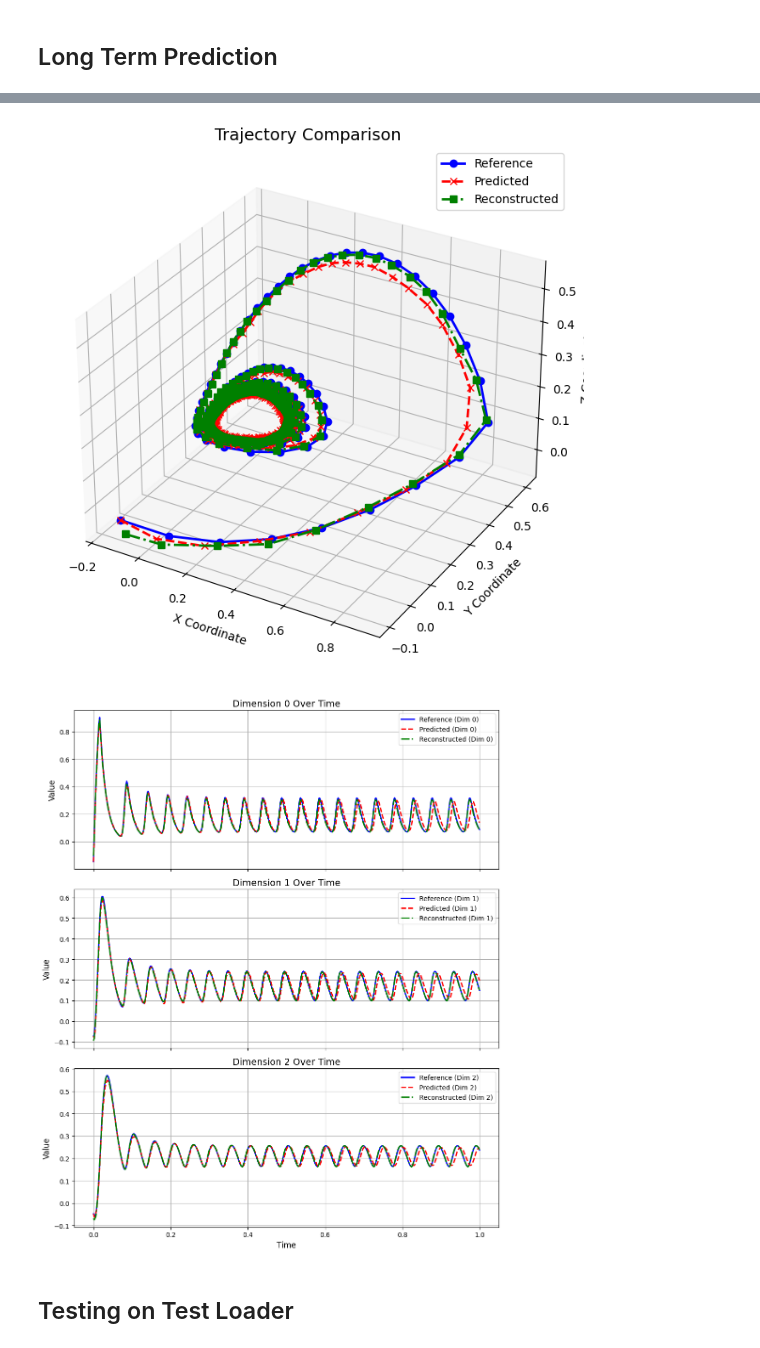
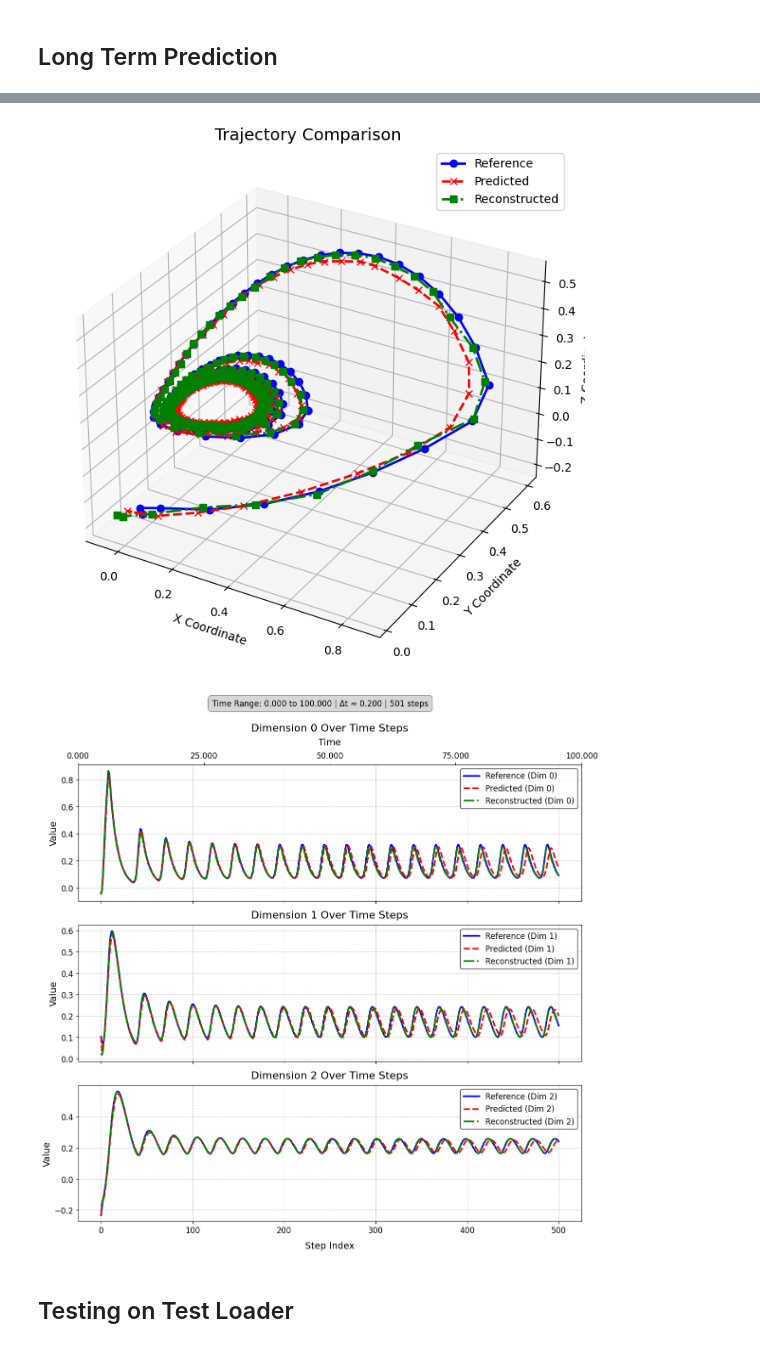
Before and after one commit to evanniko1/bio-koopman-autoencoder, a Jupyter notebook: notebooks/run_experiment_Goodwin_AFT_Dynamic_Reencoding.ipynb, the cells around one changed output, grey strips where cells are left out. Cells and saved outputs as stored; diff of their text form; code cells hidden in the pictures.

```diff
--- a/notebooks/run_experiment_Goodwin_AFT_Dynamic_Reencoding.ipynb
+++ b/notebooks/run_experiment_Goodwin_AFT_Dynamic_Reencoding.ipynb
@@ -357,27 +358,28 @@ plt.grid()
 # %%
 # traj as tensor
 traj = torch.tensor(traj, dtype=torch.float32).to(device)
 
 # Get reconstructed trajectory
 model.eval()
 with torch.no_grad():
     Y, reconstructed_traj = model.ae(traj)
 
 
 # Get predicted trajectory
 predicted_traj, latent_traj = trainer.predict_new(X0=traj[0], steps=len(traj)-1)
 
 # Convert to numpy for plotting
 traj = traj.cpu().detach().numpy()
 reconstructed_traj = reconstructed_traj.cpu().detach().numpy()
 predicted_traj = predicted_traj.cpu().detach().numpy()
 
 # Plot trajectories
+
 plot_trajectories(traj[:,:3], predicted_traj[:,:3], reconstructed_traj[:,:3], folder_path=folder_path,save=False)
-plot_trajectory_comparison(traj, predicted_traj, reconstructed_traj, folder_path=folder_path,save=False)
+plot_trajectory_comparison(traj, predicted_traj, reconstructed_traj, folder_path=folder_path,save=False, time = times)
 # %% [output]
-[figure, old version]
+[figure, new version]
-[figure, old version]
+[figure, new version]
 # %% [markdown]
 ## Testing on Test Loader
 # %%
```
Also changed, not shown: parts of 4 cells of this notebook, 13 other files.
